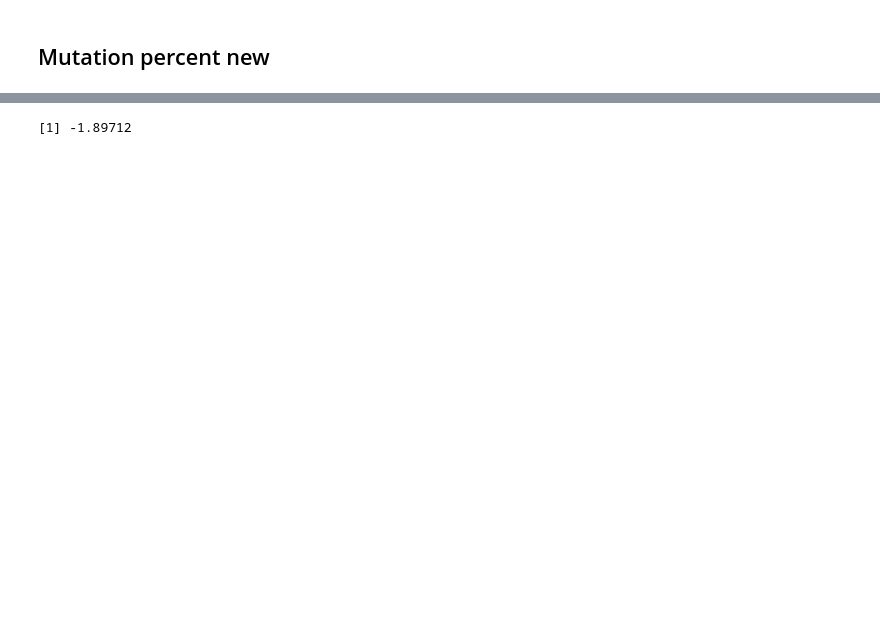
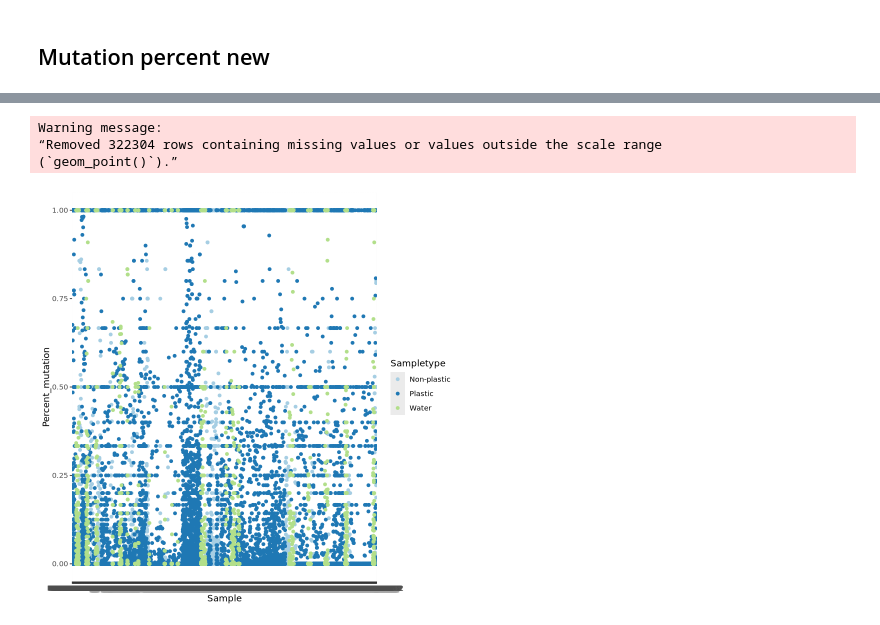
Before and after one commit to blomfelt/plastisphere, a Jupyter notebook: plastisphere.ipynb, the cells around one changed output, grey strips where cells are left out. Cells and saved outputs as stored; diff of their text form; code cells hidden in the pictures; blank space fills up the shorter version.

```diff
--- a/plastisphere.ipynb
+++ b/plastisphere.ipynb
@@ -531,4 +600,13 @@ Warning message:
-# %%
-log(0.15)
-# %% [output]
-[1] -1.89712
+# %%
+#Rearranging the samples does not work?
+figure_df %>%
+    arrange(Sampletype, Sample) %>%
+    mutate(Sampletype = factor(Sampletype, levels = unique(Sampletype))) %>%
+    ggplot(aes(Sample, Percent_mutation, col = Sampletype))+
+        scale_color_brewer(palette = "Paired") +
+        geom_point()
+# %% [output]
+Warning message:
+“Removed 322304 rows containing missing values or values outside the scale range
+(`geom_point()`).”
+[figure, added]
```
Also changed, not shown: parts of 14 cells of this notebook.
